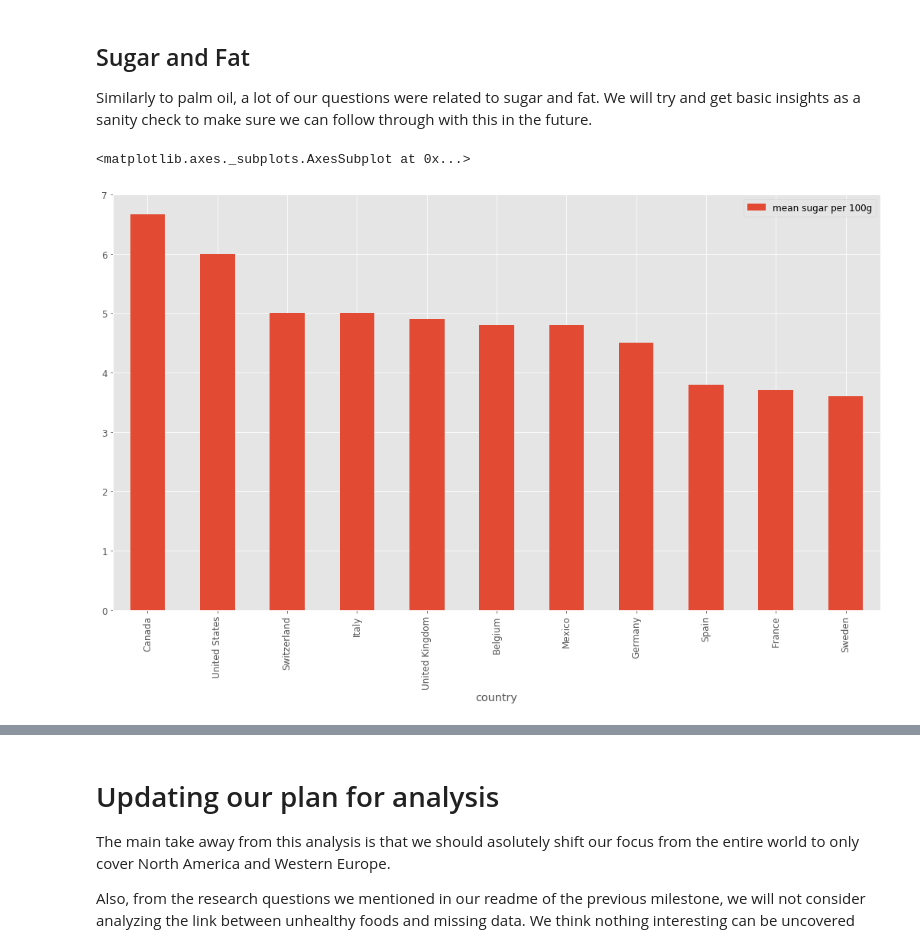
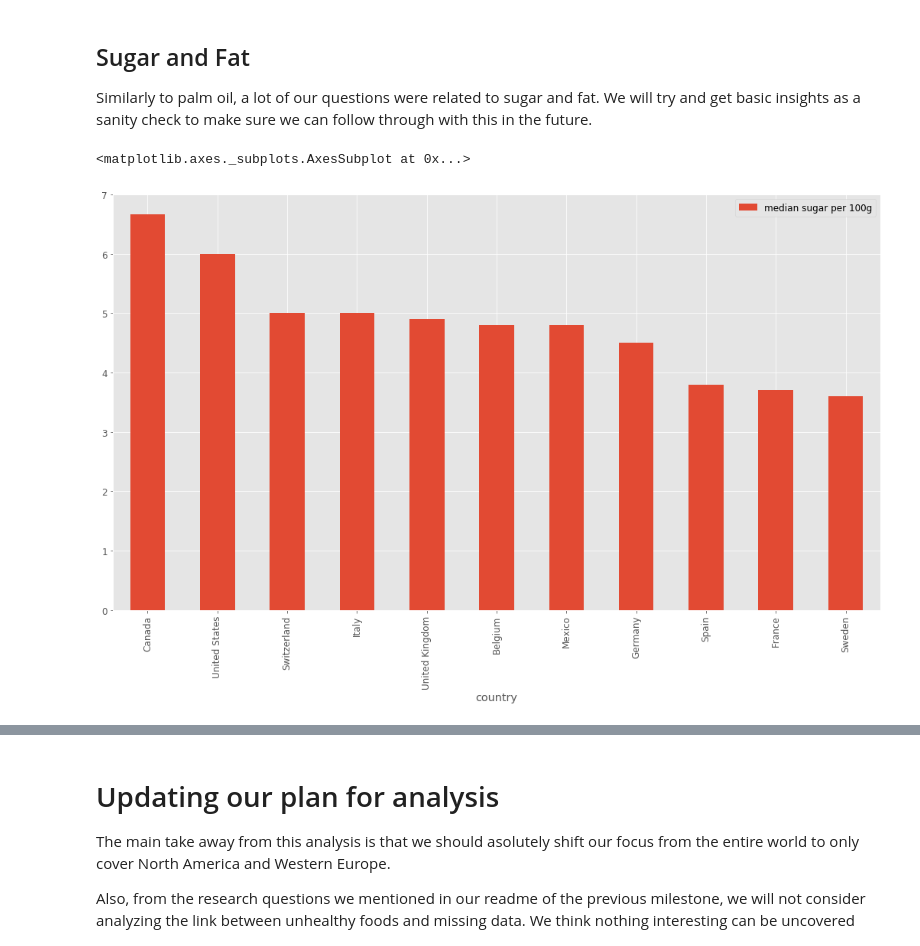
Before and after one commit to lbasseto/meyran-open-food-facts, a Jupyter notebook: Data PreProcessing.ipynb, the cells around one changed output, grey strips where cells are left out. Drawn from its saved outputs; the diff is of its cells as text; code cells hidden in the pictures.

```diff
--- a/Data PreProcessing.ipynb
+++ b/Data PreProcessing.ipynb
@@ -453,8 +453,13 @@ def group_by_country_and_aggregate(df, metric, metric_name, aggregate_function,
 
         # if the metric cannot be computed, return
         val = metric(row)
-        if pd.isnull(val):
-            return
+
+        try:
+            if pd.isnull(val):
+                return
+        except:
+            if not val:
+                return
 
         for country in row["countries_en"]:
             if not country in per_country.keys():
@@ -655,9 +660,9 @@ Similarly to palm oil, a lot of our questions were related to sugar and fat. We
 # %%
 def sugar(row):
     return row["sugars_100g"]
 
-mean_sugar_per_country = group_by_country_and_aggregate(df, sugar, "mean sugar per 100g", np.median, 1000)
+mean_sugar_per_country = group_by_country_and_aggregate(df, sugar, "median sugar per 100g", np.median, 1000)
 mean_sugar_per_country.plot.bar()
 # %% [output]
 <matplotlib.axes._subplots.AxesSubplot at 0x...>
-[figure, old version]
+[figure, new version]
```
Also changed, not shown: parts of 36 cells of this notebook.
